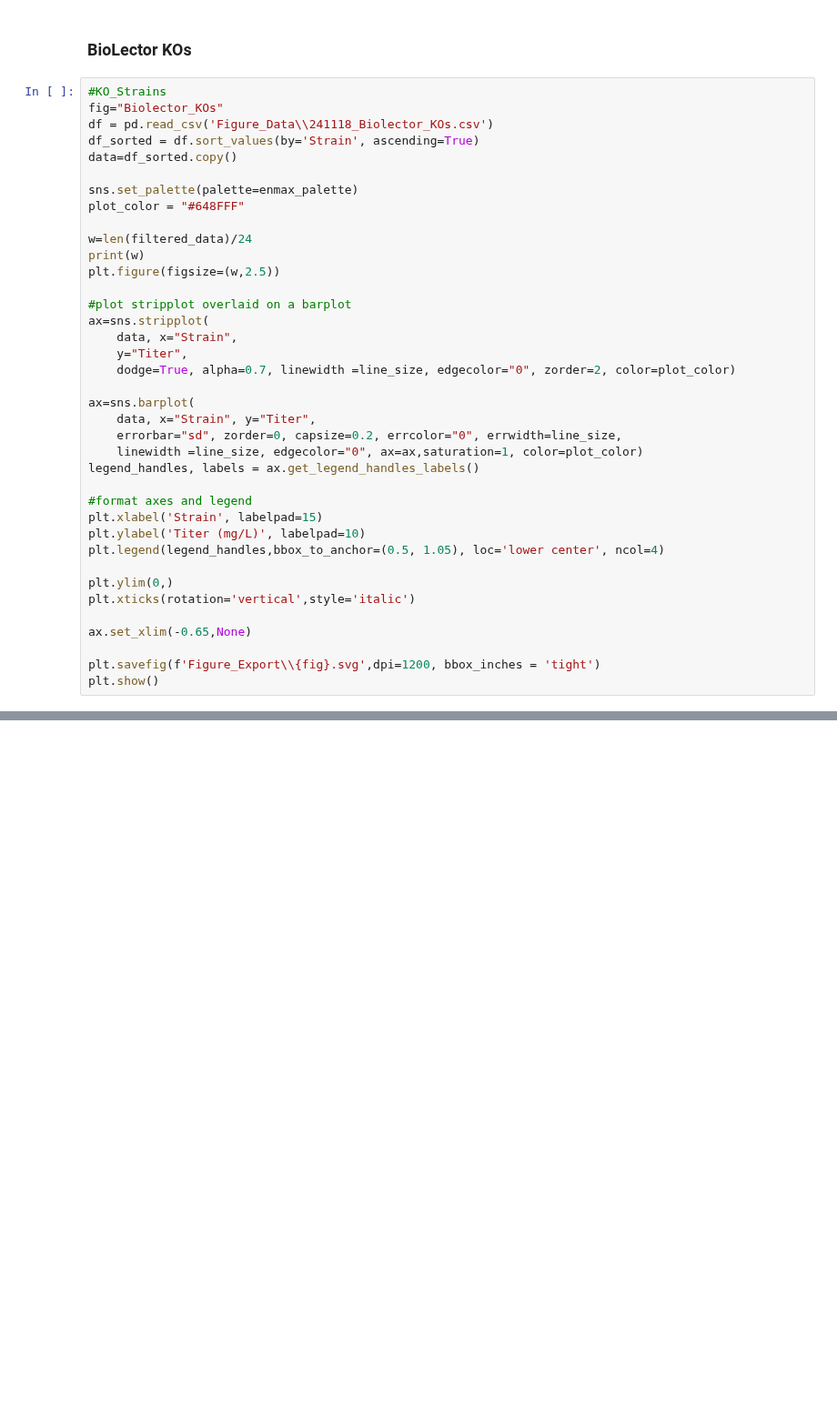
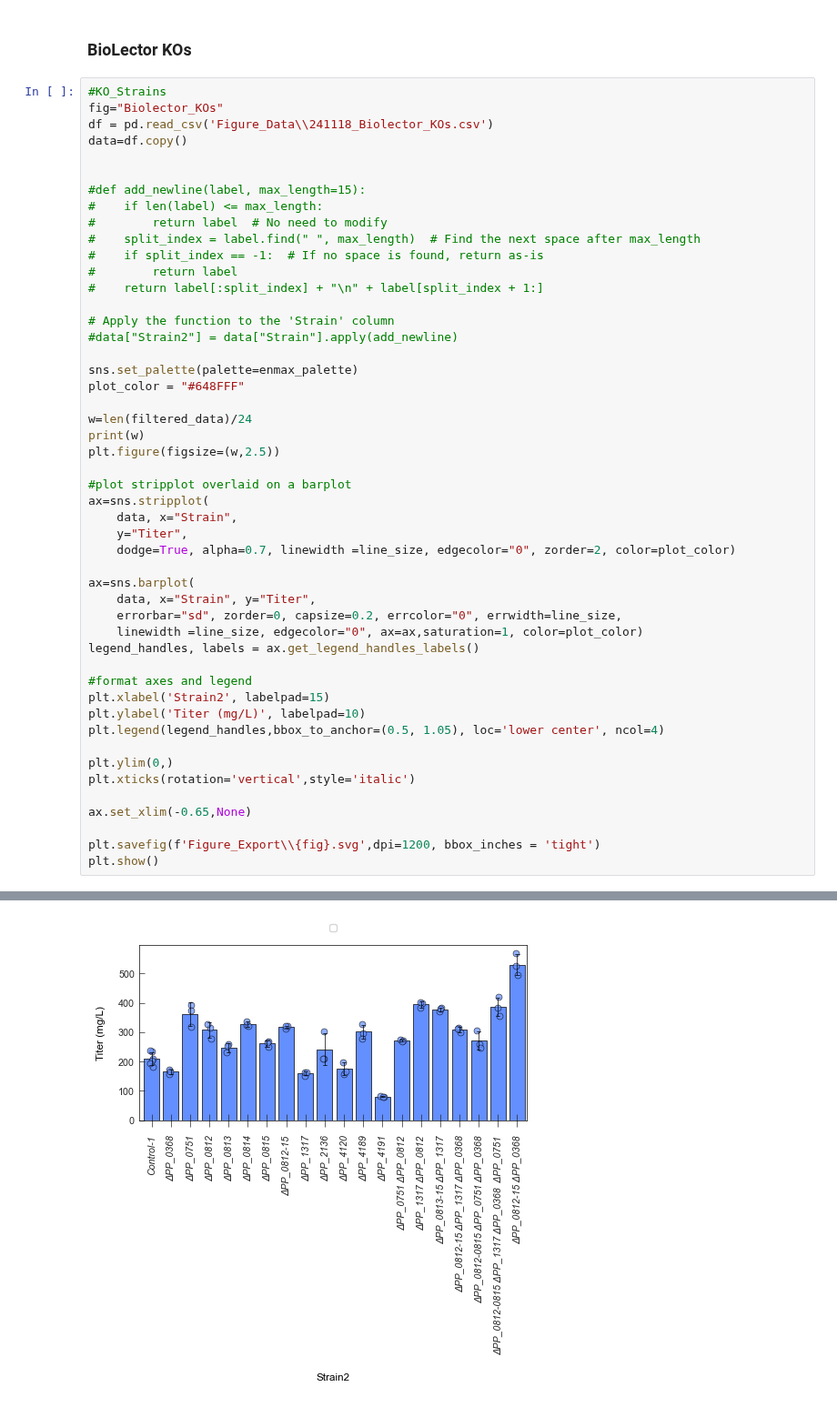
Before and after one commit to JBEI/Isoprenol_CRISPRi, a Jupyter notebook: KO_Strains.ipynb, the cells around one changed output, grey strips where cells are left out. Shown at 91% size. Drawn from its saved outputs; the diff is of its cells as text; blank space fills up the shorter version.

```diff
--- a/KO_Strains.ipynb
+++ b/KO_Strains.ipynb
@@ -229,39 +229,51 @@ plt.show()
 #KO_Strains
 fig="Biolector_KOs"
 df = pd.read_csv('Figure_Data\\241118_Biolector_KOs.csv')
-df_sorted = df.sort_values(by='Strain', ascending=True)
-data=df_sorted.copy()
+data=df.copy()
+
+
+#def add_newline(label, max_length=15):
+#    if len(label) <= max_length:
+#        return label  # No need to modify
+#    split_index = label.find(" ", max_length)  # Find the next space after max_length
+#    if split_index == -1:  # If no space is found, return as-is
+#        return label
+#    return label[:split_index] + "\n" + label[split_index + 1:]
+
+# Apply the function to the 'Strain' column
+#data["Strain2"] = data["Strain"].apply(add_newline)
 
 sns.set_palette(palette=enmax_palette)
 plot_color = "#648FFF"
 
 w=len(filtered_data)/24
 print(w)
 plt.figure(figsize=(w,2.5))
 
 #plot stripplot overlaid on a barplot
 ax=sns.stripplot(
     data, x="Strain",
     y="Titer",
     dodge=True, alpha=0.7, linewidth =line_size, edgecolor="0", zorder=2, color=plot_color)
 
 ax=sns.barplot(
     data, x="Strain", y="Titer",
     errorbar="sd", zorder=0, capsize=0.2, errcolor="0", errwidth=line_size,
     linewidth =line_size, edgecolor="0", ax=ax,saturation=1, color=plot_color)
 legend_handles, labels = ax.get_legend_handles_labels()
 
 #format axes and legend
-plt.xlabel('Strain', labelpad=15)
+plt.xlabel('Strain2', labelpad=15)
 plt.ylabel('Titer (mg/L)', labelpad=10)
 plt.legend(legend_handles,bbox_to_anchor=(0.5, 1.05), loc='lower center', ncol=4)
 
 plt.ylim(0,)
 plt.xticks(rotation='vertical',style='italic')
 
 ax.set_xlim(-0.65,None)
 
 plt.savefig(f'Figure_Export\\{fig}.svg',dpi=1200, bbox_inches = 'tight')
 plt.show()
 # %% [output]
 5.5
+[figure, added]
```
Also changed, not shown: 3 other files.
